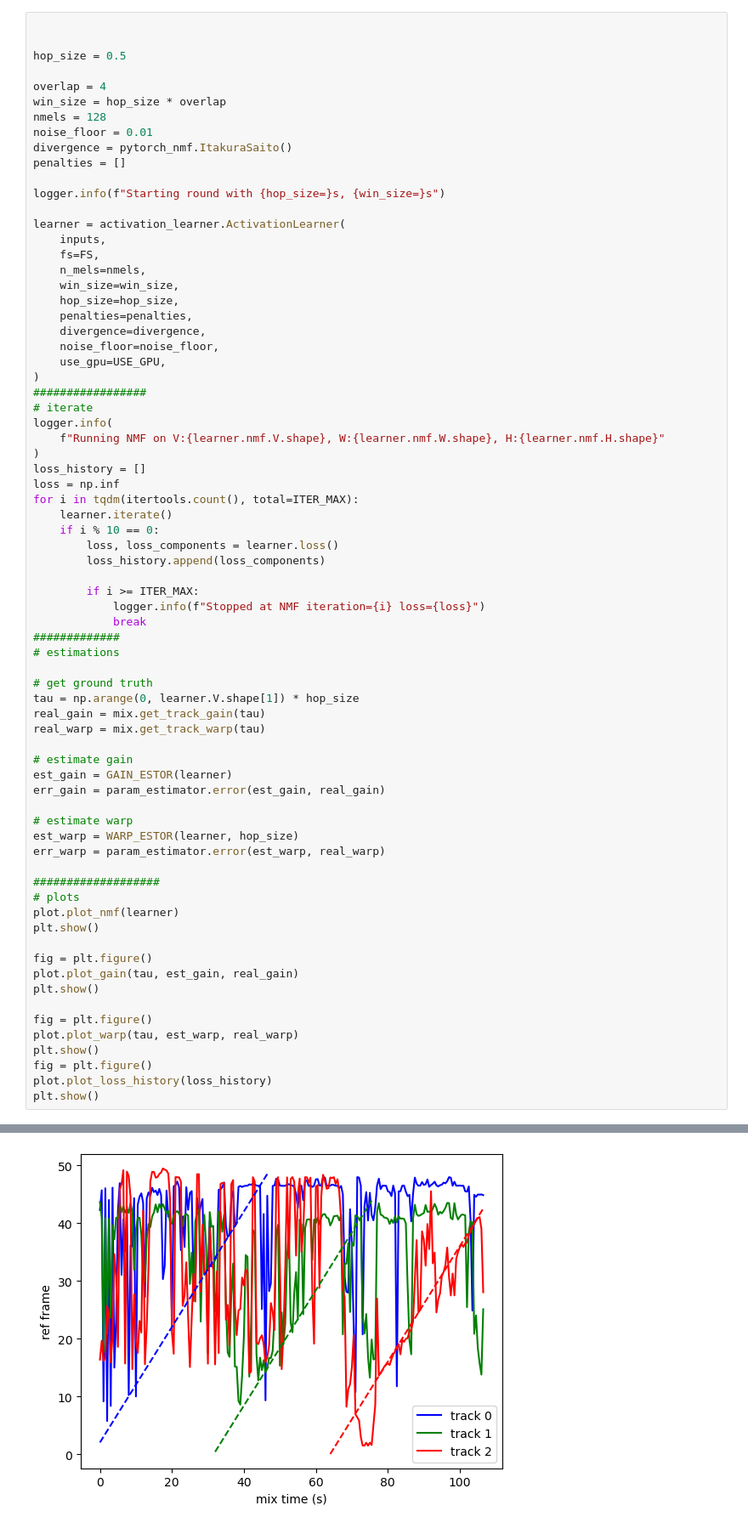
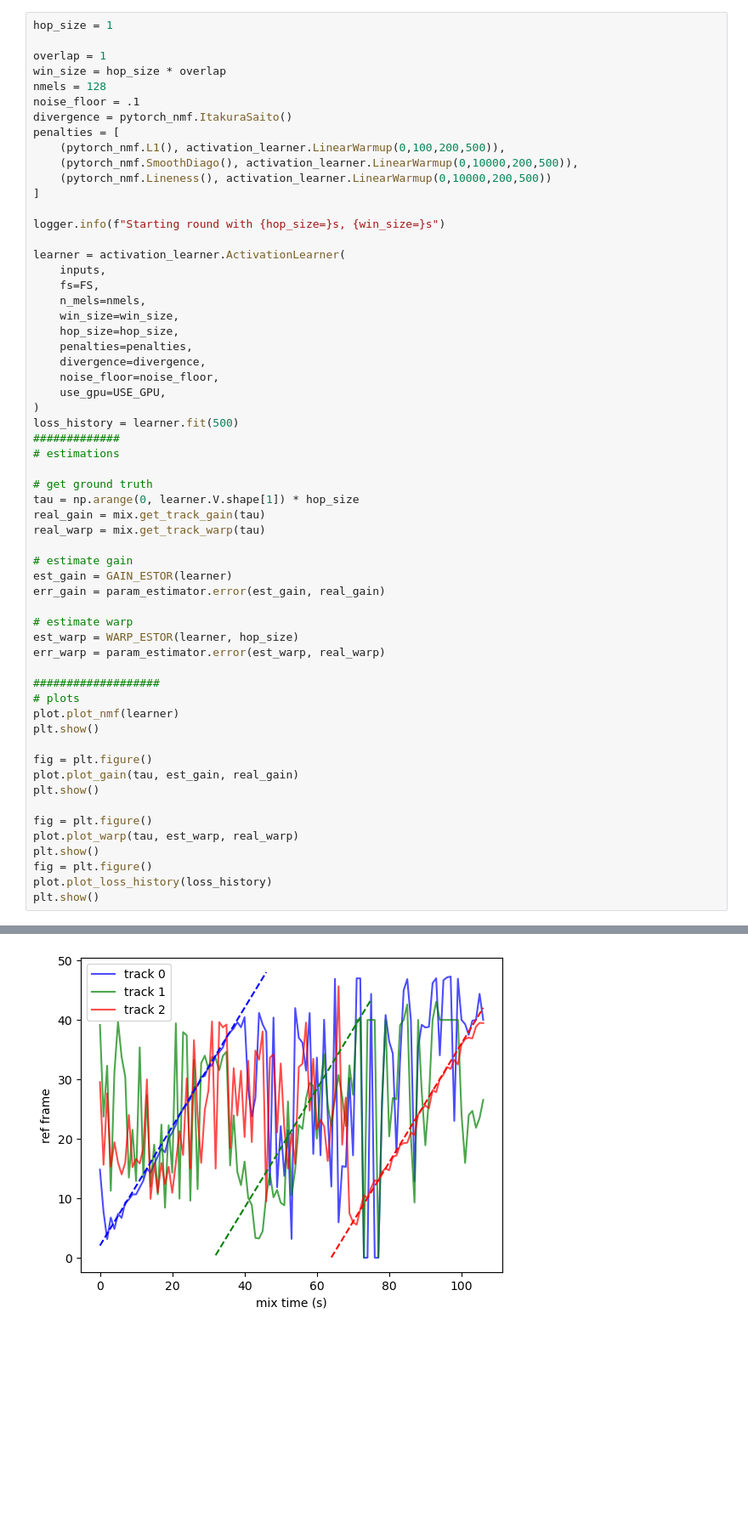
Before and after one commit to etiandre/reverse-dj-mix, a Jupyter notebook: nmf/test-nmf.ipynb, the cells around one changed output, grey strips where cells are left out. Shown at 85% size. Cells and saved outputs as stored; diff of their text form; blank space fills up the shorter version.

Commit message:
warmup

```diff
--- a/nmf/test-nmf.ipynb
+++ b/nmf/test-nmf.ipynb
@@ -64,16 +63,18 @@ inputs = [librosa.load(path, sr=FS)[0] for path in input_paths]
         It will be removed in librosa version 1.0.
   y, sr_native = __audioread_load(path, offset, duration, dtype)
 # %%
+hop_size = 1
 
-
-hop_size = 0.5
-
-overlap = 4
+overlap = 1
 win_size = hop_size * overlap
 nmels = 128
-noise_floor = 0.01
+noise_floor = .1
 divergence = pytorch_nmf.ItakuraSaito()
-penalties = []
+penalties = [
+    (pytorch_nmf.L1(), activation_learner.LinearWarmup(0,100,200,500)),
+    (pytorch_nmf.SmoothDiago(), activation_learner.LinearWarmup(0,10000,200,500)),
+    (pytorch_nmf.Lineness(), activation_learner.LinearWarmup(0,10000,200,500))
+]
 
 logger.info(f"Starting round with {hop_size=}s, {win_size=}s")
 
@@ -88,22 +89,7 @@ learner = activation_learner.ActivationLearner(
     noise_floor=noise_floor,
     use_gpu=USE_GPU,
 )
-#################
-# iterate
-logger.info(
-    f"Running NMF on V:{learner.nmf.V.shape}, W:{learner.nmf.W.shape}, H:{learner.nmf.H.shape}"
-)
-loss_history = []
-loss = np.inf
-for i in tqdm(itertools.count(), total=ITER_MAX):
-    learner.iterate()
-    if i % 10 == 0:
-        loss, loss_components = learner.loss()
-        loss_history.append(loss_components)
-
-        if i >= ITER_MAX:
-            logger.info(f"Stopped at NMF iteration={i} loss={loss}")
-            break
+loss_history = learner.fit(500)
 #############
 # estimations
 
@@ -143 +128 @@ INFO:set044mix3-none-none-03.mp3:Running NMF on V:torch.Size([128, 214]), W:torc
-[figure, old version]
+[figure, new version]
```
Also changed, not shown: parts of 3 cells of this notebook, 4 other files.
